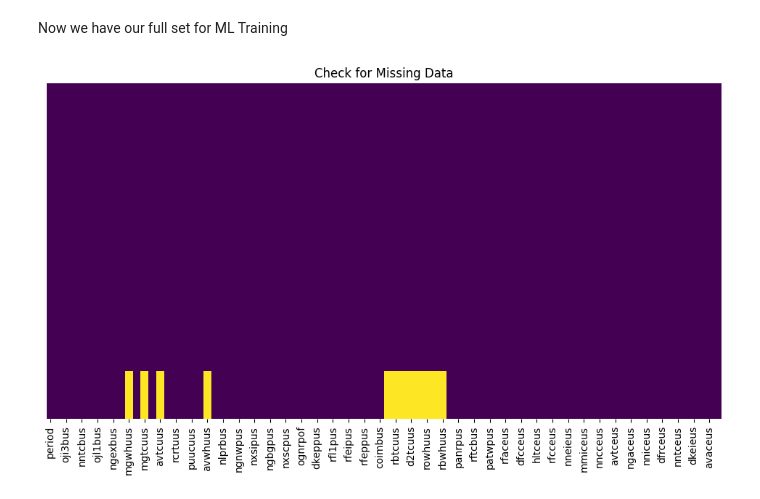
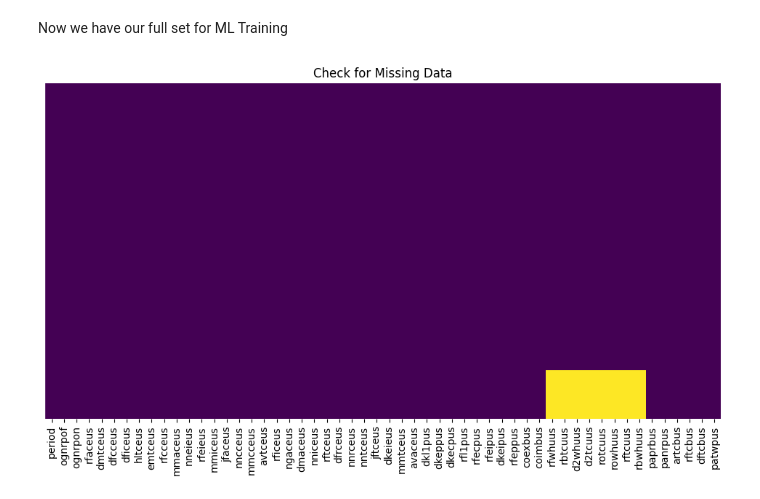
Before and after one commit to asumag4/energy_analytics, a Jupyter notebook: notebooks/eda_drilling.ipynb, the cells around one changed output. Cells and saved outputs as stored; diff of their text form; code cells hidden in the pictures.

```diff
--- a/notebooks/eda_drilling.ipynb
+++ b/notebooks/eda_drilling.ipynb
@@ -373,0 +364,3 @@ ml_set = conn.sql(f"""
+# %%
+oil_ml_set = build_training_set(specific_features="oil_features")
+gas_ml_set = build_training_set(specific_features="gas_features")
@@ -376,7 +387,7 @@ Now we have our full set for ML Training
 # %%
 fig = plt.figure(figsize=(12,6))
 ax = plt.axes()
 ax.set_title('Check for Missing Data')
-sns.heatmap(ml_set.df().isnull(),yticklabels=False,cbar=False,cmap='viridis',ax=ax);
+sns.heatmap(oil_ml_set.df().isnull(),yticklabels=False,cbar=False,cmap='viridis',ax=ax);
 # %% [output]
-[figure, old version]
+[figure, new version]
```
Also changed, not shown: parts of 17 cells of this notebook, 16 other files.
